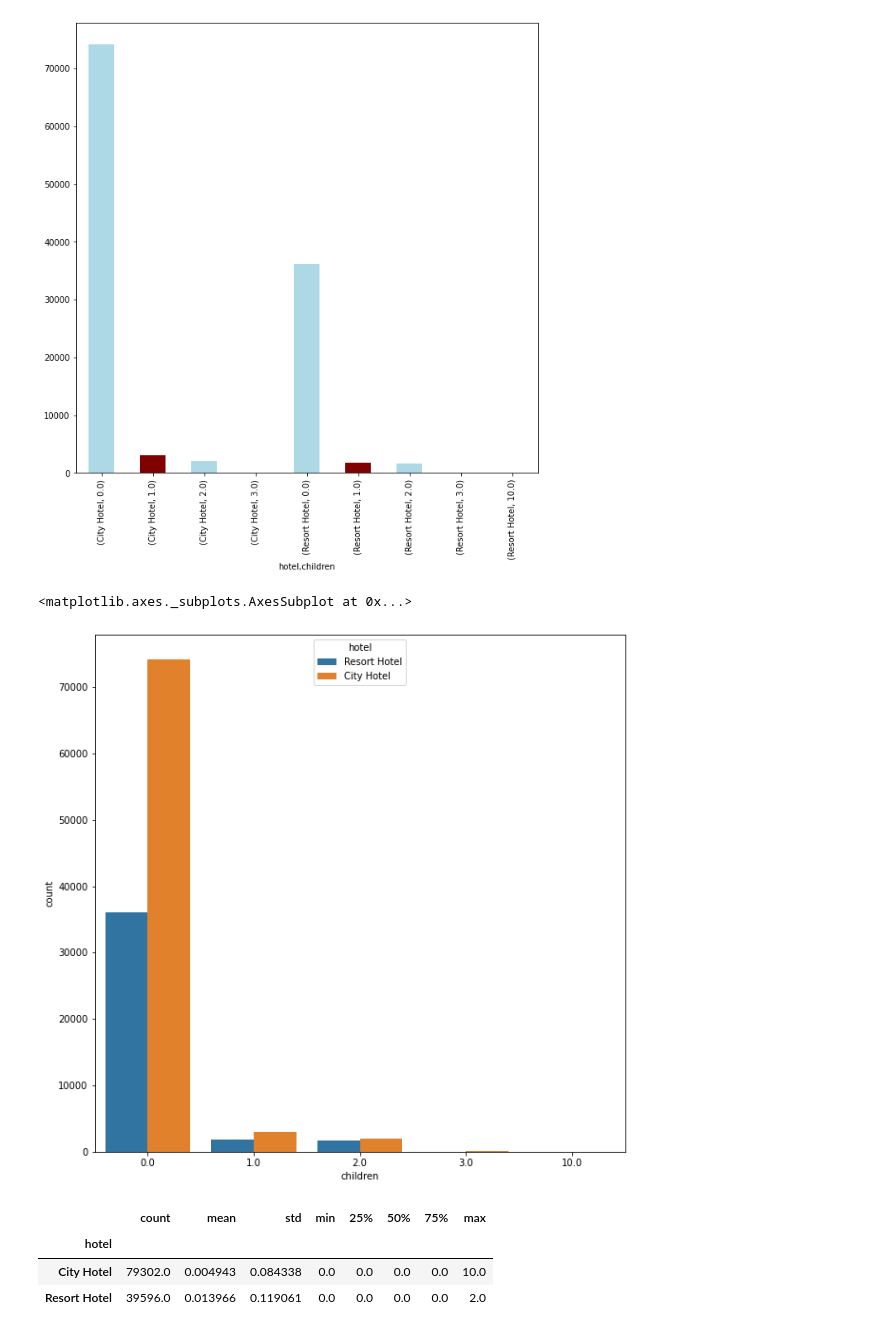
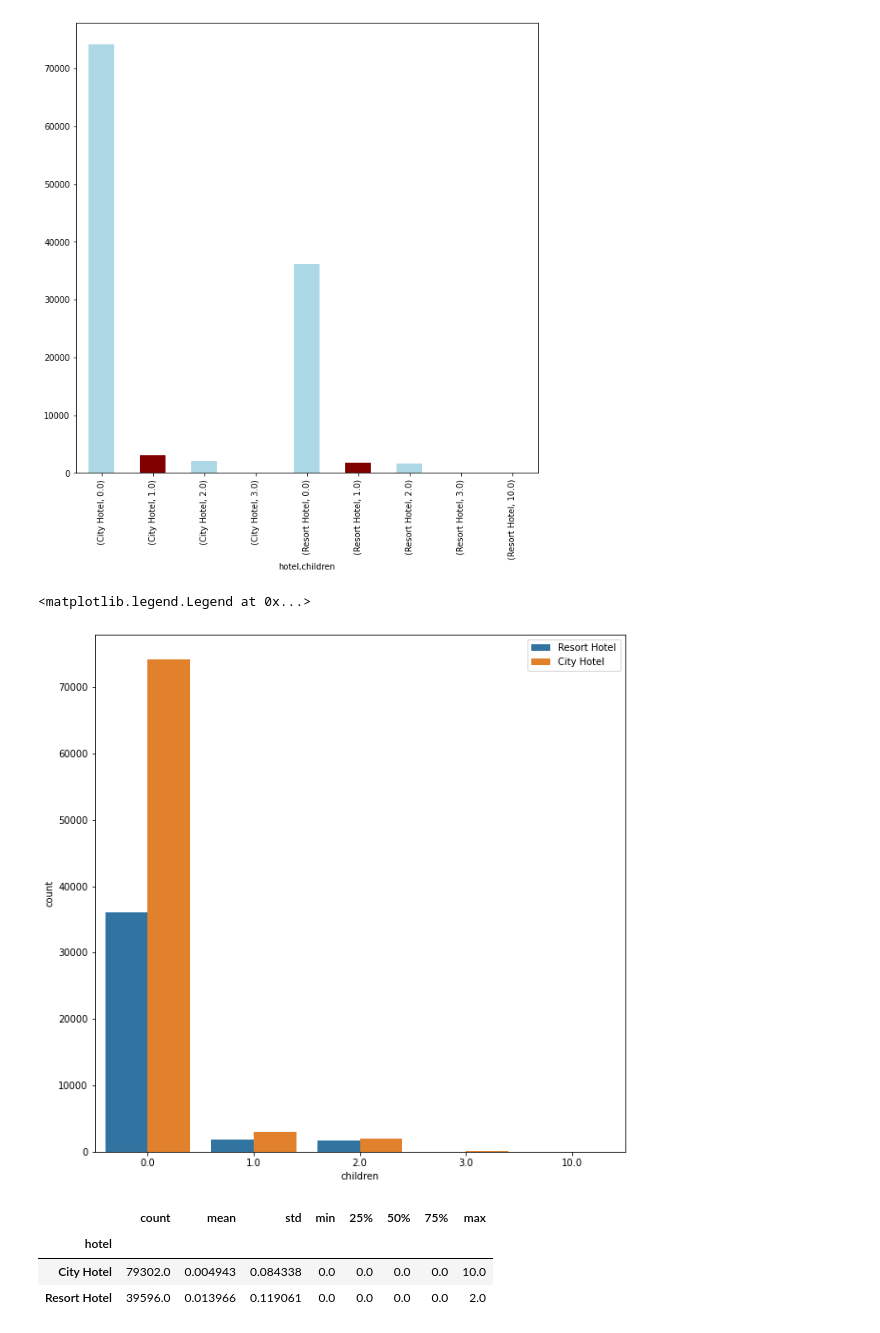
Before and after one commit to V-dit/EDA-hotel-booking-analysis, a Jupyter notebook: Hotel_Booking_Analysis_Capstone_Project.ipynb, the cells around one changed output. Drawn from its saved outputs; the diff is of its cells as text; code cells hidden in the pictures.

```diff
--- a/Hotel_Booking_Analysis_Capstone_Project.ipynb
+++ b/Hotel_Booking_Analysis_Capstone_Project.ipynb
@@ -334,12 +335,14 @@ hotel_children.value_counts().plot(kind = 'bar', color = ['lightblue', 'maroon']
 <matplotlib.axes._subplots.AxesSubplot at 0x...>
 [figure]
 # %%
-list1 = ['hotel','children']
-a = df_nonull[list1]
-sns.countplot(data = a, x = 'children', hue = 'hotel')
+# Replacement of above graph
+list_hotel_children = ['hotel','children']
+children_df_list = df_nonull[list_hotel_children]
+sns.countplot(data = children_df_list, x = 'children', hue = 'hotel')
+plt.legend(loc='upper right')
 # %% [output]
-<matplotlib.axes._subplots.AxesSubplot at 0x...>
+<matplotlib.legend.Legend at 0x...>
-[figure, old version]
+[figure, new version]
 # %%
 hotel_babies = df_nonull.groupby(['hotel'])['babies']
 hotel_babies.describe()
```
Also changed, not shown: parts of 2 cells of this notebook.
